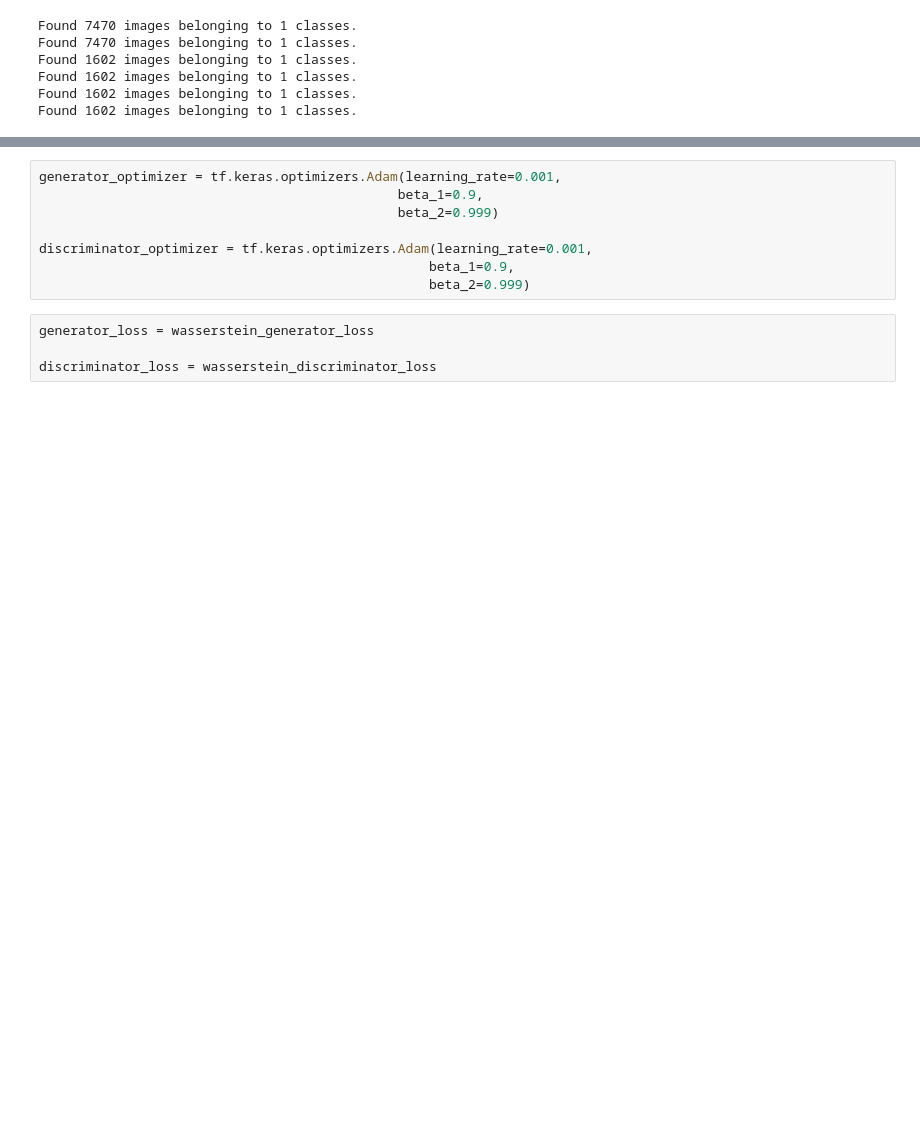
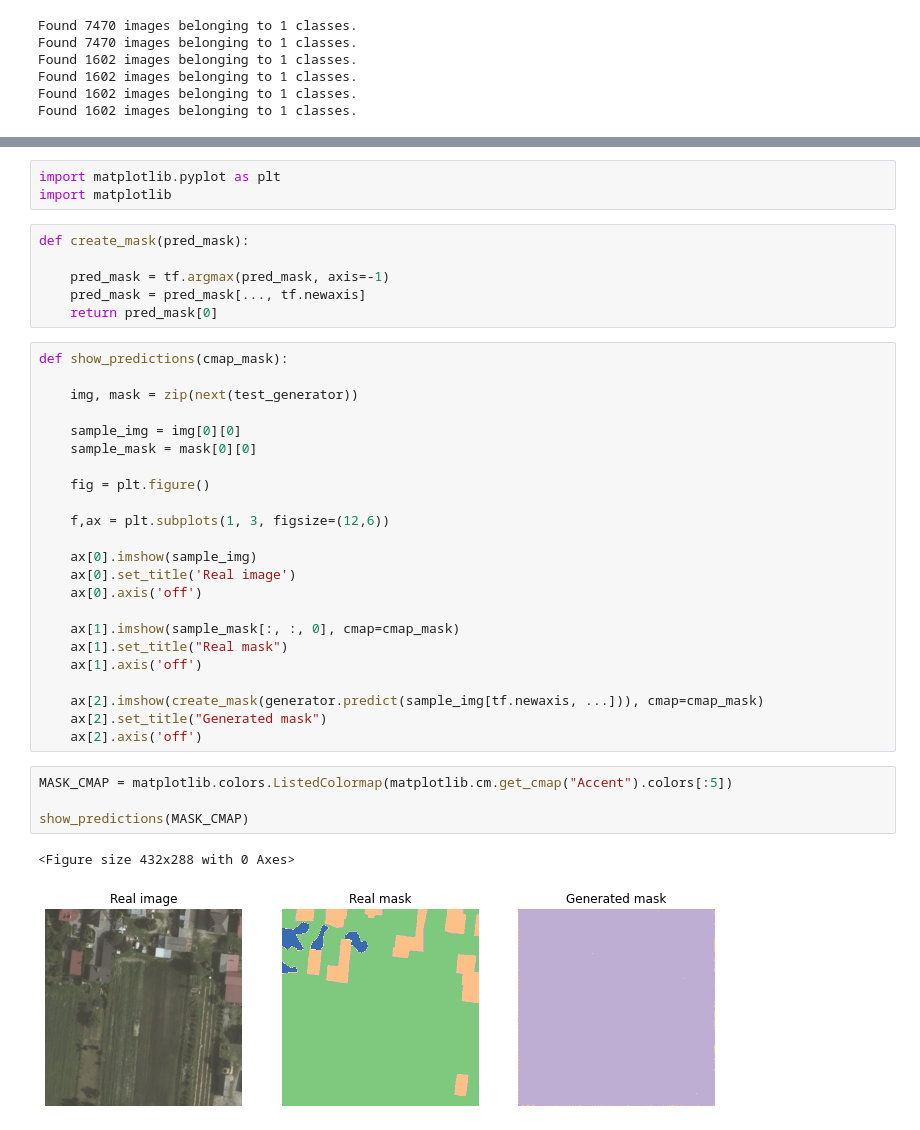
Before and after one commit to MortenTabaka/Semantic-segmentation-of-LandCover.ai-dataset, a Jupyter notebook: notebooks/exploratory/Marcin_GAN_model.ipynb, the cells around one changed output, grey strips where cells are left out. Saved outputs shown, nothing was run; the diff lists cells and outputs as text; blank space fills up the shorter version.

```diff
--- a/notebooks/exploratory/Marcin_GAN_model.ipynb
+++ b/notebooks/exploratory/Marcin_GAN_model.ipynb
@@ -565,12 +403,39 @@ def wasserstein_discriminator_loss(
-# %%
-generator_optimizer = tf.keras.optimizers.Adam(learning_rate=0.001,
-                                              beta_1=0.9,
-                                              beta_2=0.999)
-
-discriminator_optimizer = tf.keras.optimizers.Adam(learning_rate=0.001,
-                                                  beta_1=0.9,
-                                                  beta_2=0.999)
-# %%
-generator_loss = wasserstein_generator_loss
-
-discriminator_loss = wasserstein_discriminator_loss
+# %%
+import matplotlib.pyplot as plt
+import matplotlib
+# %%
+def create_mask(pred_mask):
+
+    pred_mask = tf.argmax(pred_mask, axis=-1)
+    pred_mask = pred_mask[..., tf.newaxis]
+    return pred_mask[0]
+# %%
+def show_predictions(cmap_mask):
+
+    img, mask = zip(next(test_generator))
+
+    sample_img = img[0][0]
+    sample_mask = mask[0][0]
+
+    fig = plt.figure()
+
+    f,ax = plt.subplots(1, 3, figsize=(12,6))
+
+    ax[0].imshow(sample_img)
+    ax[0].set_title('Real image')
+    ax[0].axis('off')
+
+    ax[1].imshow(sample_mask[:, :, 0], cmap=cmap_mask)
+    ax[1].set_title("Real mask")
+    ax[1].axis('off')
+
+    ax[2].imshow(create_mask(generator.predict(sample_img[tf.newaxis, ...])), cmap=cmap_mask)
+    ax[2].set_title("Generated mask")
+    ax[2].axis('off')
+# %%
+MASK_CMAP = matplotlib.colors.ListedColormap(matplotlib.cm.get_cmap("Accent").colors[:5])
+
+show_predictions(MASK_CMAP)
+# %% [output]
+<Figure size 432x288 with 0 Axes>
+[figure, added]
```
Also changed, not shown: parts of 58 cells of this notebook.
